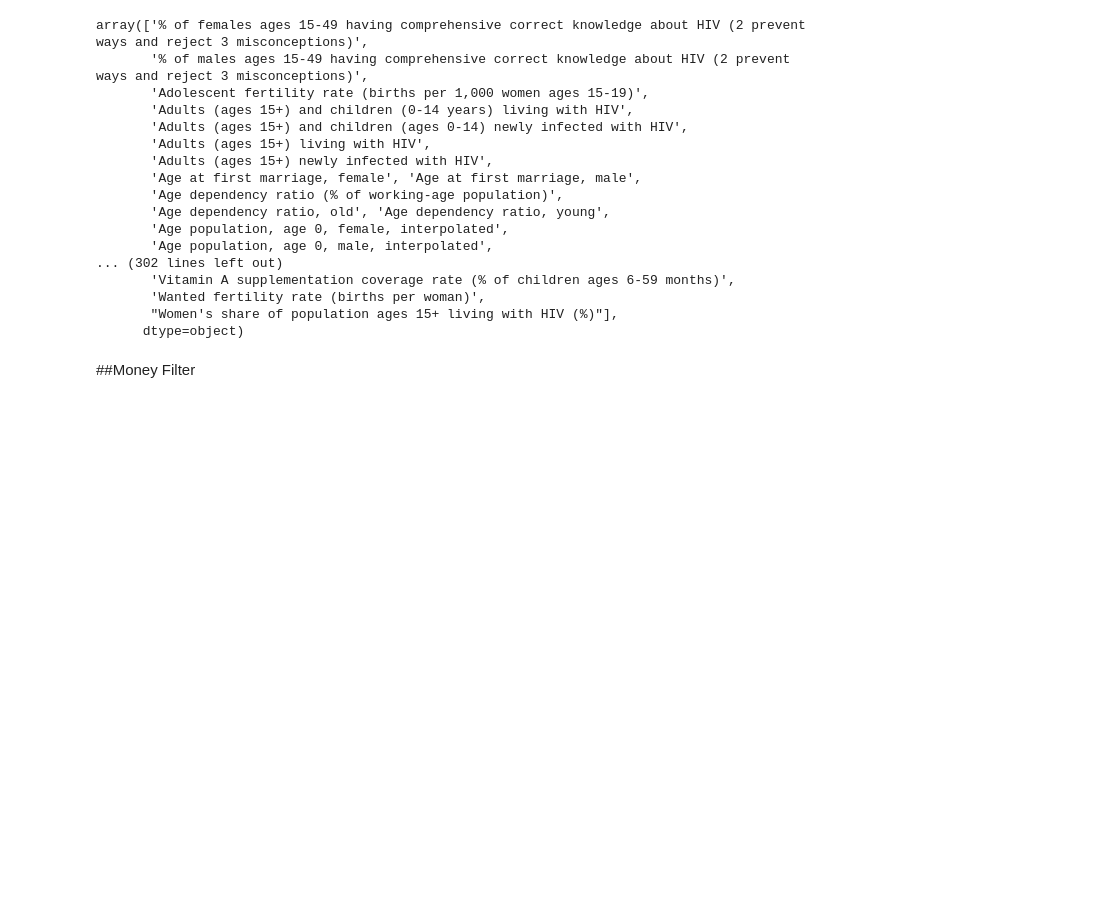
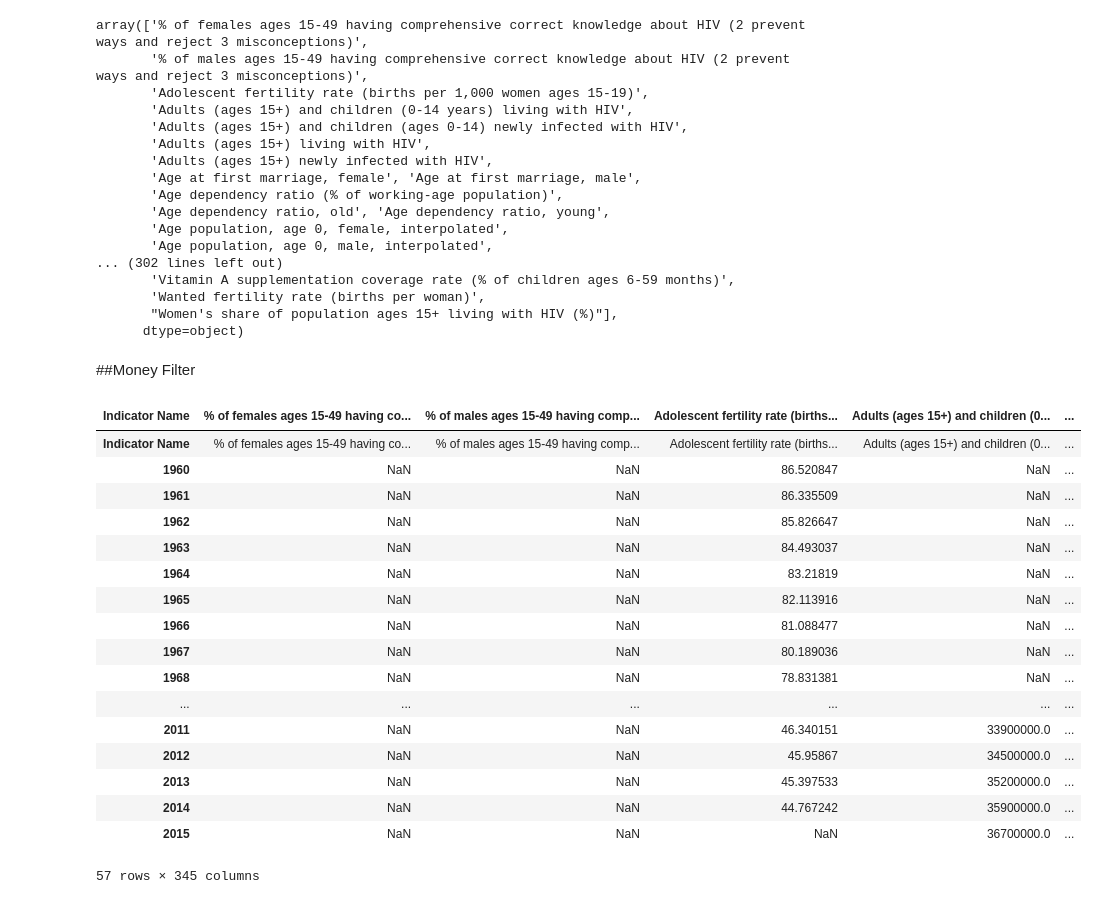
Before and after one commit to jhardin7612/python_eda_case_study, a Jupyter notebook: blake.ipynb, the cells around one changed output. Drawn from its saved outputs; the diff is of its cells as text; code cells hidden in the pictures; blank space fills up the shorter version.

```diff
--- a/blake.ipynb
+++ b/blake.ipynb
@@ -60,3 +60,28 @@ country_filtered_df = country_filtered_df[['Indicator Name',
        '1996', '1997', '1998', '1999', '2000', '2001', '2002', '2003', '2004',
        '2005', '2006', '2007', '2008', '2009', '2010', '2011', '2012', '2013',
        '2014', '2015']]
+# %%
+transposed_df = country_filtered_df.T
+# %%
+transposed_df.columns = transposed_df.loc['Indicator Name']
+
+transposed_df
+# %% [output]
+| Indicator Name | % of females ages 15-49 having co... | % of males ages 15-49 having comp... | Adolescent fertility rate (births... | Adults (ages 15+) and children (0... | ... |
+| Indicator Name | % of females ages 15-49 having co... | % of males ages 15-49 having comp... | Adolescent fertility rate (births... | Adults (ages 15+) and children (0... | ... |
+| 1960 | NaN | NaN | 86.520847 | NaN | ... |
+| 1961 | NaN | NaN | 86.335509 | NaN | ... |
+| 1962 | NaN | NaN | 85.826647 | NaN | ... |
+| 1963 | NaN | NaN | 84.493037 | NaN | ... |
+| 1964 | NaN | NaN | 83.21819 | NaN | ... |
+| 1965 | NaN | NaN | 82.113916 | NaN | ... |
+| 1966 | NaN | NaN | 81.088477 | NaN | ... |
+| 1967 | NaN | NaN | 80.189036 | NaN | ... |
+| 1968 | NaN | NaN | 78.831381 | NaN | ... |
+| ... | ... | ... | ... | ... | ... |
+| 2011 | NaN | NaN | 46.340151 | 33900000.0 | ... |
+| 2012 | NaN | NaN | 45.95867 | 34500000.0 | ... |
+| 2013 | NaN | NaN | 45.397533 | 35200000.0 | ... |
+| 2014 | NaN | NaN | 44.767242 | 35900000.0 | ... |
+| 2015 | NaN | NaN | NaN | 36700000.0 | ... |
+57 rows × 345 columns
```
